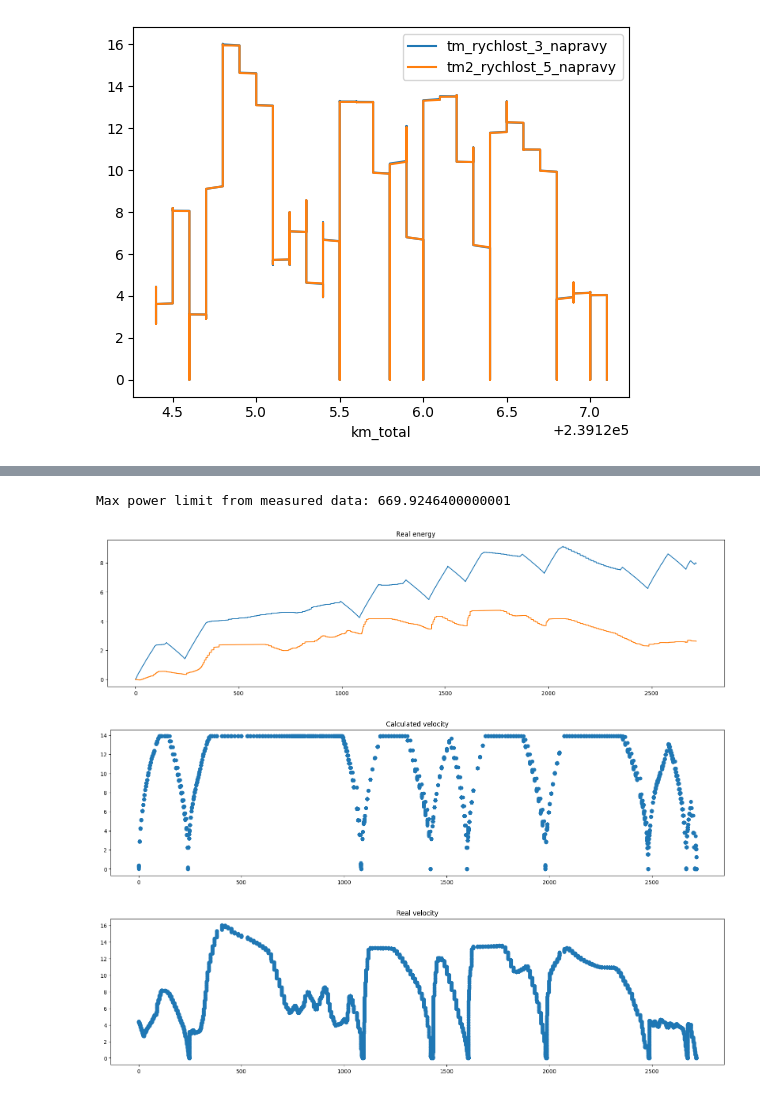
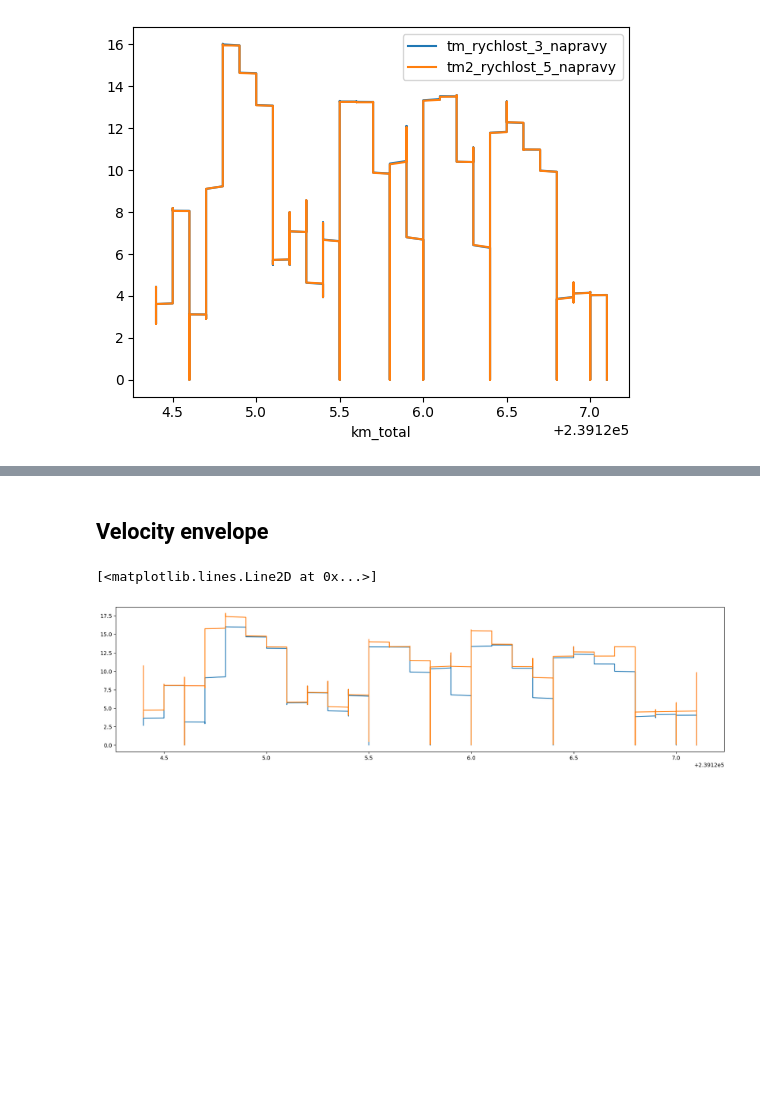
Before and after one commit to Sawy7/trainmap-consumption-api, a Jupyter notebook: tram-exploration/tram-exploration.ipynb, the cells around one changed output, grey strips where cells are left out. Drawn from its saved outputs; the diff is of its cells as text; code cells hidden in the pictures; blank space fills up the shorter version.

```diff
--- a/tram-exploration/tram-exploration.ipynb
+++ b/tram-exploration/tram-exploration.ipynb
@@ -195,51 +231,13 @@ df_important.head()
-# %%
-# Calculated data
-c = Consumption()
-c.params["mass_locomotive"] = 34500
-c.variable_params["Recuperation coefficient"] = 0.5
-c.load_from_file("../testing-data/DPO/Jízda_Poruba_Zátiší_20.04.2022/01-Vozovna-Vresinska_2022-04-20.geojson")
-
-# Inferring stops
-stations_stopped = []
-last_row_zero = 0
-for i,row in enumerate(df["tm_rychlost_3_napravy"]):
-    if row < 1:
-        if last_row_zero < i-1:
-            stations_stopped.append(i)
-        last_row_zero = i
-c.stations = [c.stations[0]] + stations_stopped + [c.stations[-1]]
-
-# Modifying some parameters
-print("Max power limit from measured data:", df["cela_vykon_vyrovnany_bez_spotrebicu"].max())
-c.params["power_limit"] = df["cela_vykon_vyrovnany_bez_spotrebicu"].max()
-c.params["acceleration_limit"] = None
-
-# Running the simulation
-c.run()
-
-# Measured data
-df = tram_csv_parser("../testing-data/DPO/Jízda_Poruba_Zátiší_20.04.2022/01-Vozovna-Vresinska_2022-04-20.csv")
-
-# Plotting
-energy_calculated = [x/3600000 for x in c.series["energy_from_exerted_force"]]
-energy_real = df["cela_energie_vyrovnana_bez_spotrebicu"]
-plt.figure().set_figwidth(20)
-plt.plot(c.series["dist_values"], energy_calculated)
-plt.plot(c.series["dist_values"], energy_real)
-plt.title("Real energy")
-plt.show()
-
-plt.figure().set_figwidth(20)
-plt.scatter(c.series["dist_values"], c.series["velocity_values"])
-plt.title("Calculated velocity")
-plt.show()
-
-plt.figure().set_figwidth(20)
-plt.scatter(c.series["dist_values"], list(df_important["tm_rychlost_3_napravy"]))
-plt.title("Real velocity")
-plt.show()
-# %% [output]
-Max power limit from measured data: 669.9246400000001
-[figure, removed]
-[figure, removed]
-[figure, removed]
+# %% [markdown]
+## Velocity envelope
+# %%
+df_velocity = tram_csv_parser("../testing-data/DPO/Jízda_Poruba_Zátiší_20.04.2022/01-Vozovna-Vresinska_2022-04-20.csv")
+hilberted = hilbert(df_velocity["tm_rychlost_3_napravy"])
+hilbert_envelope = np.abs(hilberted)
+
+plt.figure().set_figwidth(20)
+plt.plot(df_velocity["km_total"], df_velocity["tm_rychlost_3_napravy"], label="original")
+plt.plot(df_velocity["km_total"], hilbert_envelope, label="envelope")
+# %% [output]
+[<matplotlib.lines.Line2D at 0x...>]
+[figure, added]
```
Also changed, not shown: parts of 2 cells of this notebook, 1 other file.
